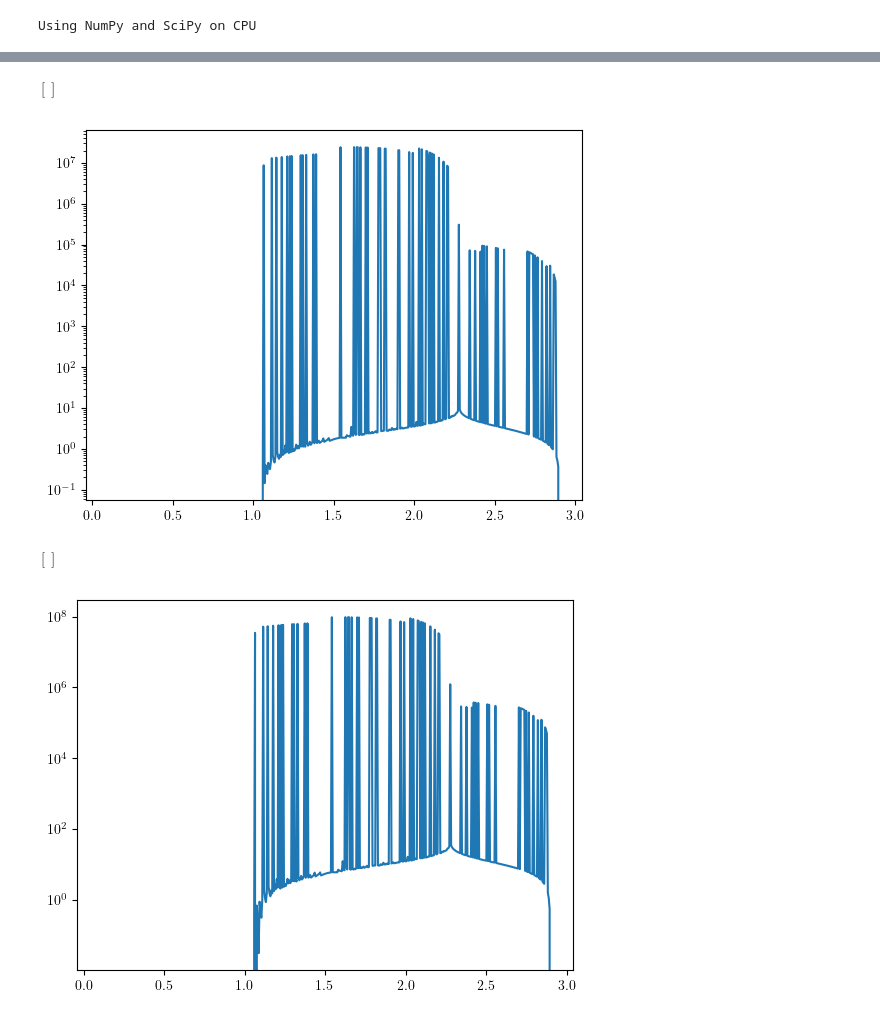
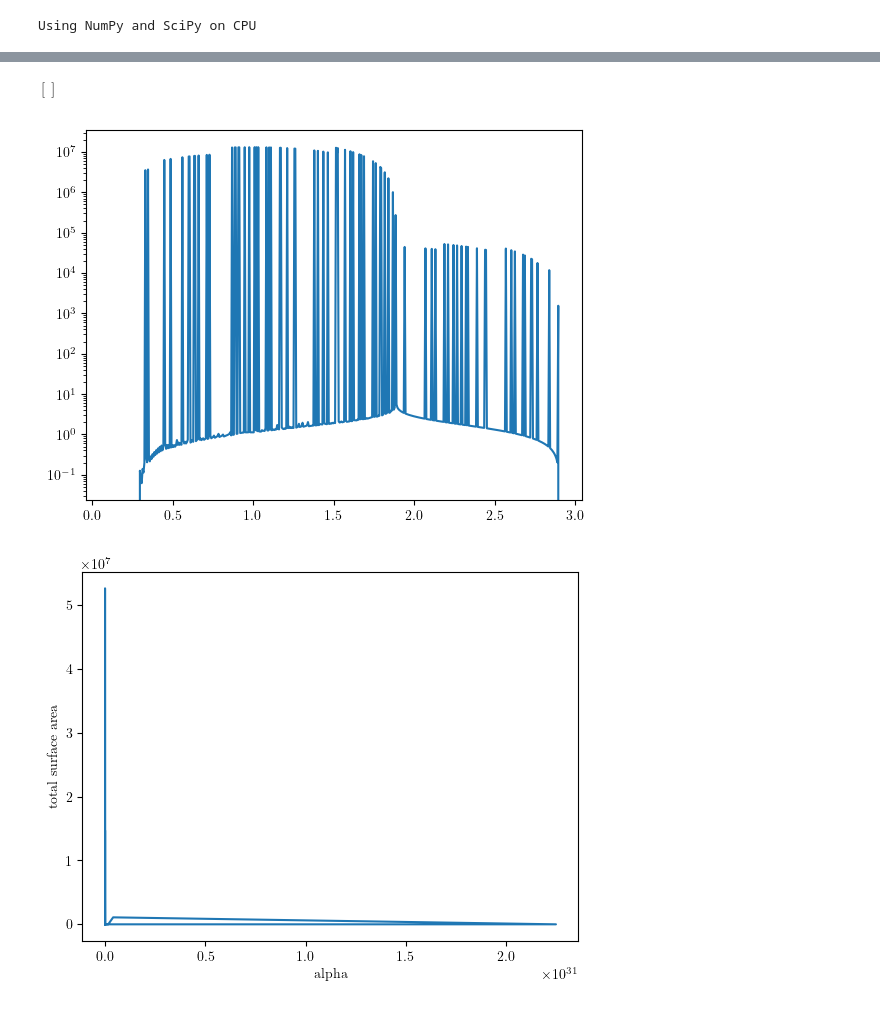
Before and after one commit to Bkorotko03/HoloProj, a Jupyter notebook: PertRNBH251110.ipynb, the cells around one changed output, grey strips where cells are left out. Drawn from its saved outputs; the diff is of its cells as text; code cells hidden in the pictures.

```diff
--- a/PertRNBH251110.ipynb
+++ b/PertRNBH251110.ipynb
@@ -17,7 +17,7 @@ rmax = 1000000000
 num = 500
 # %%
 #lets do a 4d planar BH
-d=4
+d=2
 k=0
 #placeholders for other vars
 # the issue with these guys is that i have absolutely zero clue what "sensible" values would be for these
@@ -290,10 +290,12 @@ plt.plot(r0grid,test2)
 plt.semilogy()
 # %% [output]
 $\displaystyle \left[ \right]$
-[figure, old version]
+[figure, new version]
 # %%
-plt.plot(r0grid,testArea)
-plt.semilogy()
+plt.plot(alphagrid,testArea)
+plt.xlabel('alpha')
+plt.ylabel('total surface area')
+# plt.semilogy()
+plt.show()
 # %% [output]
-$\displaystyle \left[ \right]$
-[figure, old version]
+[figure, new version]
```
Also changed, not shown: parts of 11 cells of this notebook.
